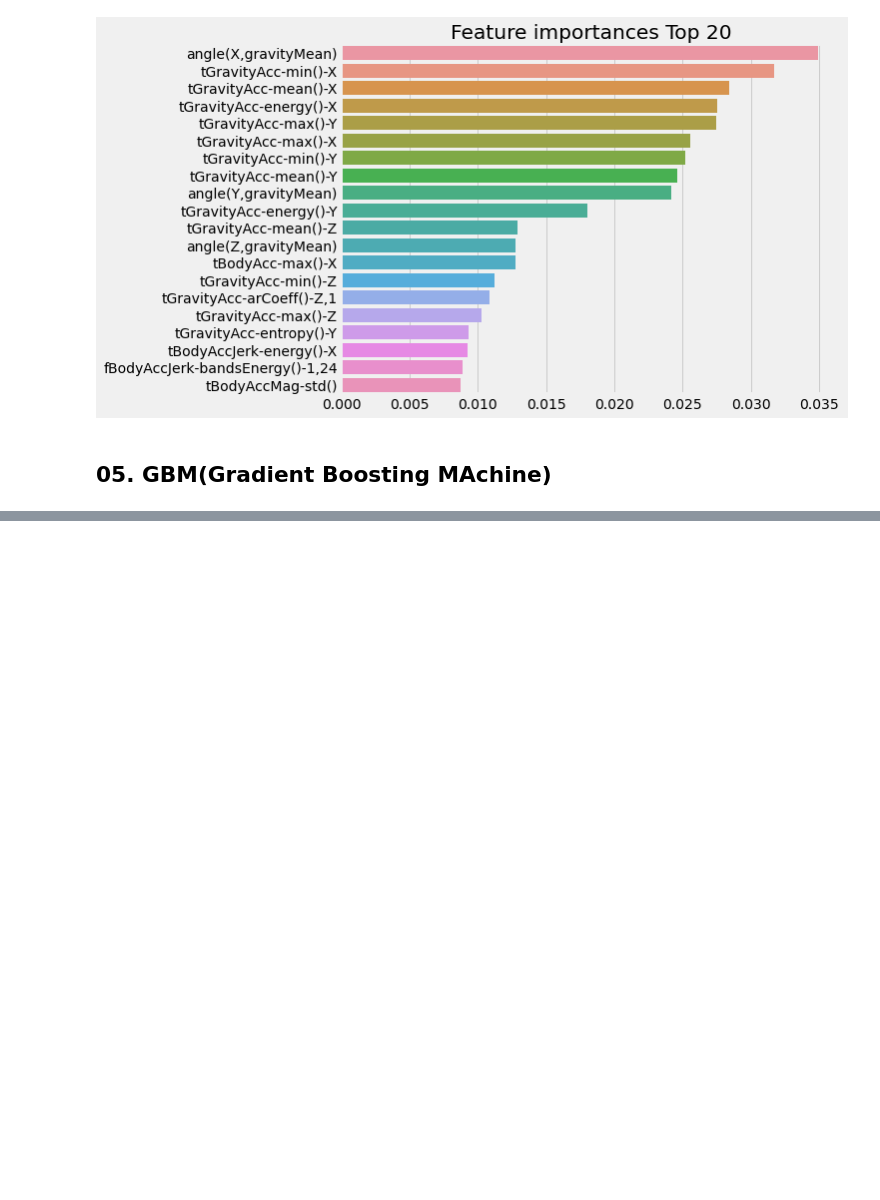
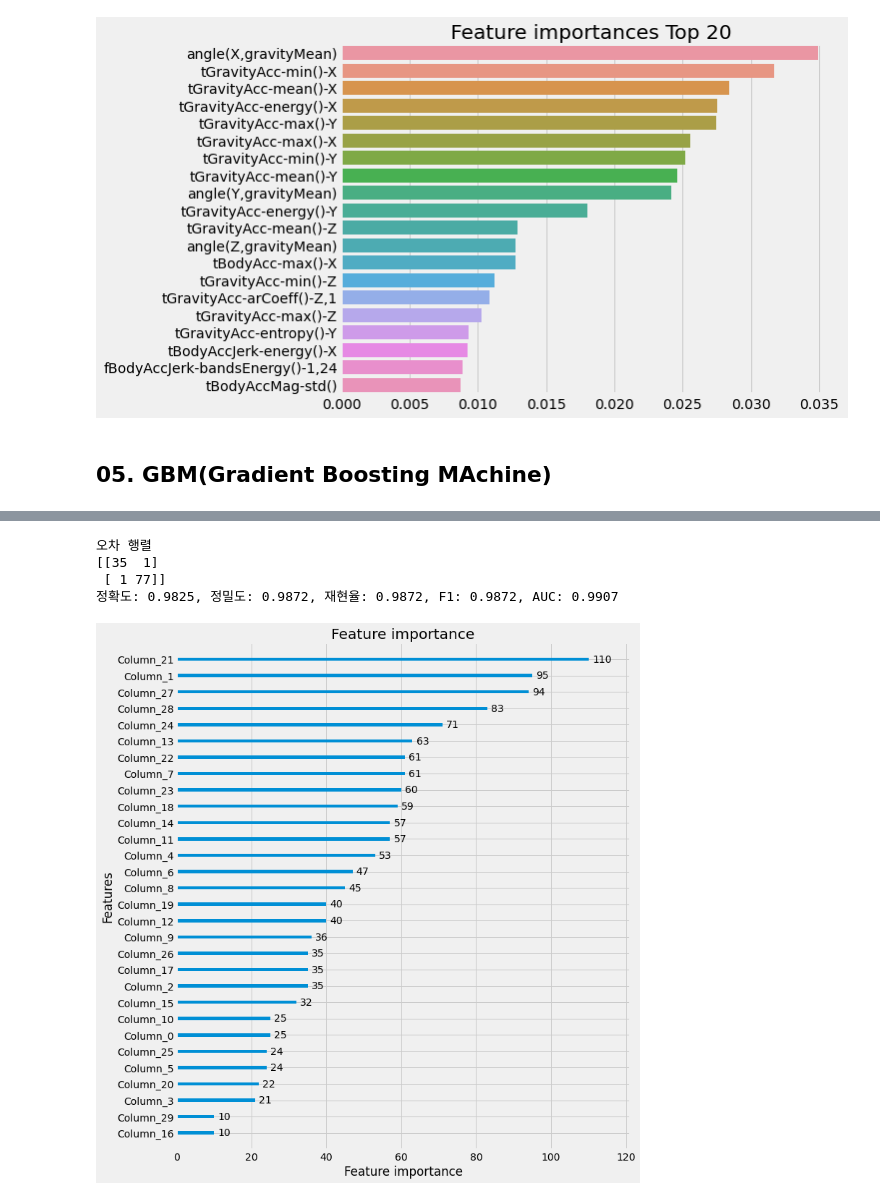
Before and after one commit to choi-yh/Pyhon_ML_Guide, a Jupyter notebook: 04_00_분류.ipynb, the cells around one changed output, grey strips where cells are left out. Cells and saved outputs as stored; diff of their text form; code cells hidden in the pictures; blank space fills up the shorter version.

```diff
--- a/04_00_분류.ipynb
+++ b/04_00_분류.ipynb
@@ -856,0 +1425,29 @@ plt.show()
+# %%
+import pandas as pd
+import numpy as np
+
+from sklearn.datasets import load_breast_cancer
+from sklearn.model_selection import train_test_split
+# LightGBM의 파이썬 패키지인 lightgbm에서 LGBMClassifier 임포트
+from lightgbm import LGBMClassifier
+
+dataset = load_breast_cancer()
+ftr = dataset.data
+target = dataset.target
+
+# 전체 데이터 중 80%는 학습용 데이터 20%는 테스트용 데이터 추출
+X_train, X_test, y_train, y_test = train_test_split(ftr, target,
+                                                    test_size=0.2, random_state=13)
+
+# 앞서 XgBoost와 동일하게 n_estimators는 400 설정
+lgbm_wrapper = LGBMClassifier(n_estimators=400)
+
+# LightGBM도 XgBoost와 동일하게 조기 중단 수행 가능
+evals = [(X_test, y_test)]
+lgbm_wrapper.fit(X_train, y_train,
+                 early_stopping_rounds=100,
+                 eval_metric='logloss',
+                 eval_set=evals,
+                 verbose=True)
+preds = lgbm_wrapper.predict(X_test)
+pred_proba = lgbm_wrapper.predict_proba(X_test)[:, 1]
@@ -856,0 +1472,15 @@ plt.show()
+# %%
+get_clf_eval(y_test, preds, pred_proba)
+# %% [output]
+오차 행렬
+[[35  1]
+ [ 1 77]]
+정확도: 0.9825, 정밀도: 0.9872, 재현율: 0.9872, F1: 0.9872, AUC: 0.9907
+# %%
+# plot_importance()를 이용해 피처 중요도 시각화
+from lightgbm import plot_importance
+
+fig, ax = plt.subplots(figsize=(10, 12))
+plot_importance(lgbm_wrapper, ax=ax);
+# %% [output]
+[figure, added]
```
Also changed, not shown: parts of 55 cells of this notebook.
